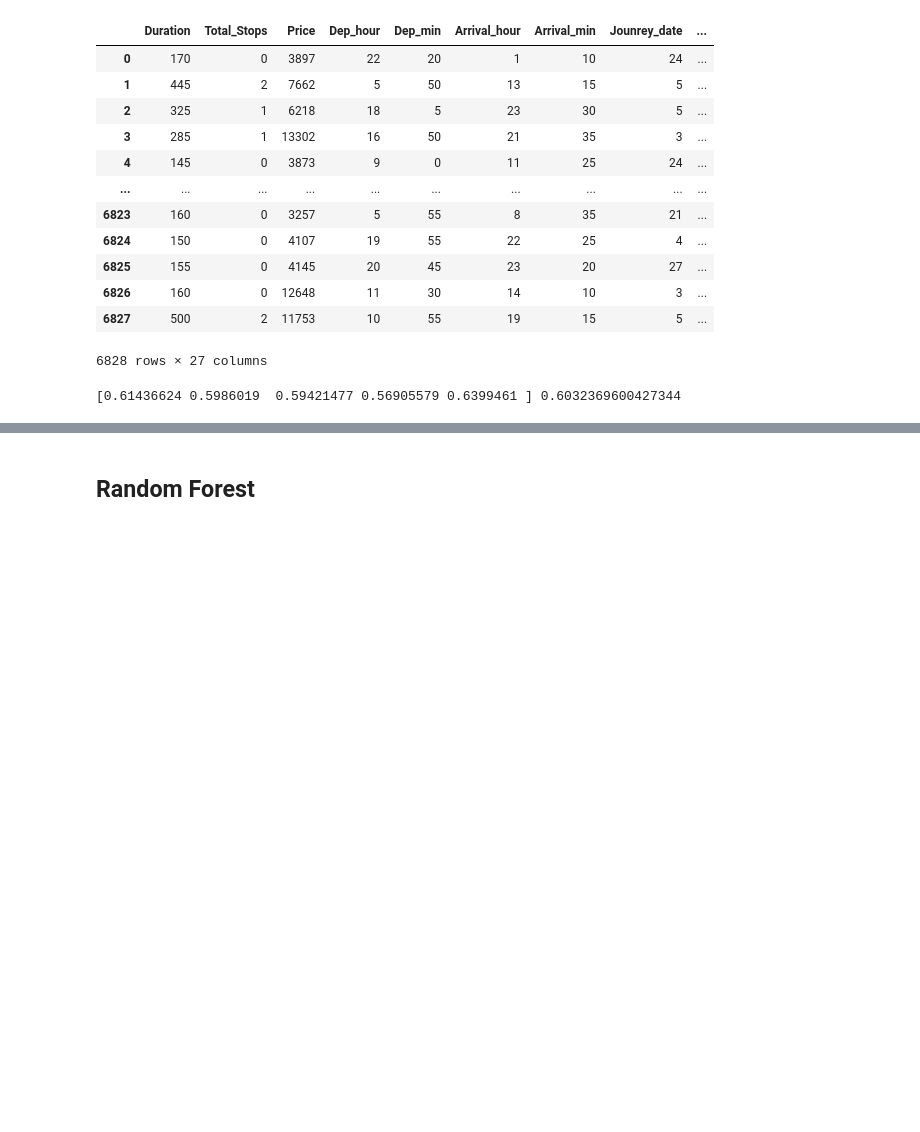
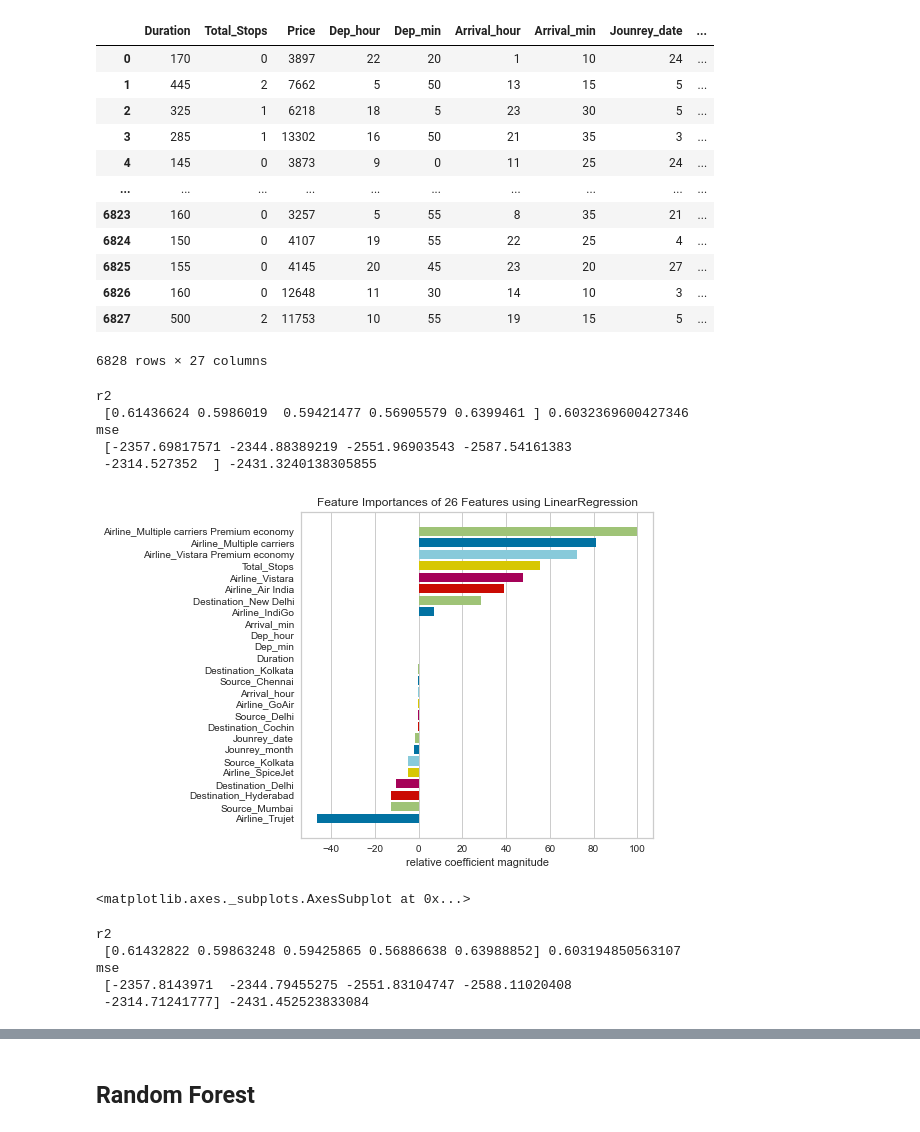
Before and after one commit to krishnasrujan/Flight-Price-Prediction-with-deployment, a Jupyter notebook: Flight Price_Code/Building Models.ipynb, the cells around one changed output, grey strips where cells are left out. Cells and saved outputs as stored; diff of their text form; code cells hidden in the pictures; blank space fills up the shorter version.

```diff
--- a/Flight Price_Code/Building Models.ipynb
+++ b/Flight Price_Code/Building Models.ipynb
@@ -30,10 +33,51 @@ from sklearn.svm import SVR
 
 kfold = KFold(n_splits=5, random_state=42,shuffle=True)
-# %%
-lr = LinearRegression()
-
-result = cross_val_score(lr, X, y, cv=kfold,
-                          scoring='r2')
-print(result,result.mean())
-# %% [output]
-[0.61436624 0.5986019  0.59421477 0.56905579 0.6399461 ] 0.6032369600427344
+# %%
+lr = LinearRegression()
+
+result_r2 = cross_val_score(lr, X, y, cv=kfold,
+                          scoring='r2',n_jobs=-1)
+
+result_rmse = cross_val_score(lr, X, y, cv=kfold,
+                          scoring='neg_root_mean_squared_error',n_jobs=-1)
+
+print('r2\n',result_r2,result_r2.mean())
+
+print('mse\n',result_rmse,result_rmse.mean())
+
+lr_r2 = result_r2.mean()
+lr_rmse = result_rmse.mean()
+# %% [output]
+r2
+ [0.61436624 0.5986019  0.59421477 0.56905579 0.6399461 ] 0.6032369600427346
+mse
+ [-2357.69817571 -2344.88389219 -2551.96903543 -2587.54161383
+ -2314.527352  ] -2431.3240138305855
+# %%
+viz = FeatureImportances(lr)
+viz.fit(X, y)
+viz.show()
+# %% [output]
+[figure, added]
+<matplotlib.axes._subplots.AxesSubplot at 0x...>
+# %%
+rid = Ridge()
+
+result_r2 = cross_val_score(rid, X, y, cv=kfold,
+                          scoring='r2',n_jobs=-1)
+
+result_rmse = cross_val_score(rid, X, y, cv=kfold,
+                          scoring='neg_root_mean_squared_error',n_jobs=-1)
+
+print('r2\n',result_r2,result_r2.mean())
+
+print('mse\n',result_rmse,result_rmse.mean())
+
+rid_r2 = result_r2.mean()
+rid_rmse = result_rmse.mean()
+# %% [output]
+r2
+ [0.61432822 0.59863248 0.59425865 0.56886638 0.63988852] 0.603194850563107
+mse
+ [-2357.8143971  -2344.79455275 -2551.83104747 -2588.11020408
+ -2314.71241777] -2431.452523833084
```
Also changed, not shown: parts of 31 cells of this notebook.
